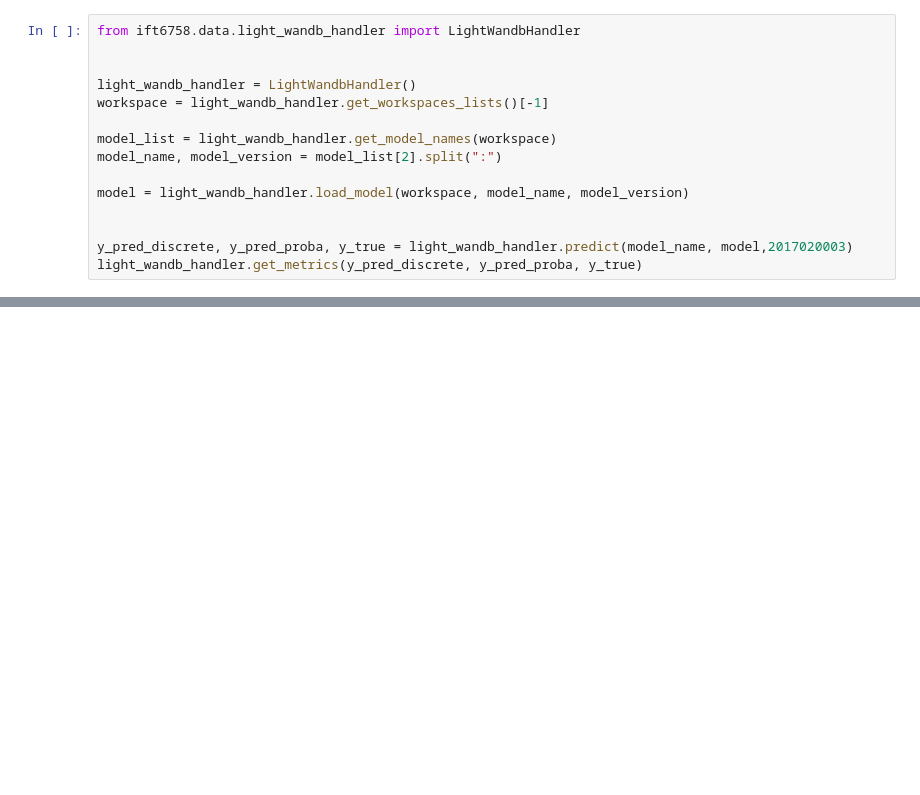
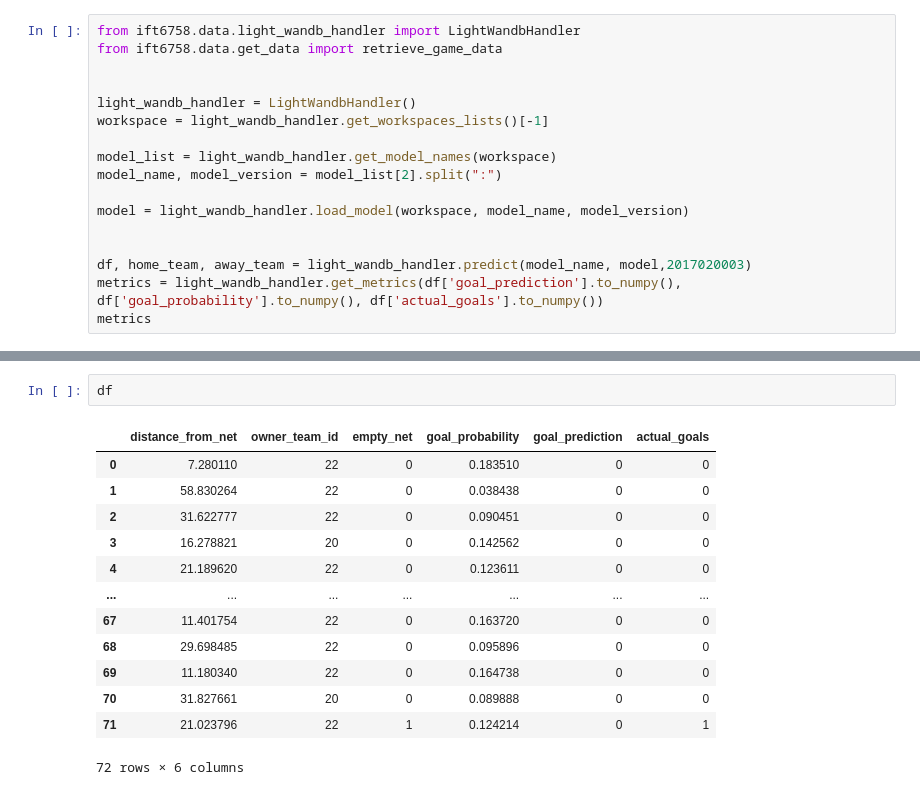
Before and after one commit to WilliamChidiac/NHL-goal-prediction, a Jupyter notebook: notebooks/reproduce_results_light.ipynb, the cells around one changed output, grey strips where cells are left out. Drawn from its saved outputs; the diff is of its cells as text; blank space fills up the shorter version.

Commit message:
added team name, score, expected goals

```diff
--- a/notebooks/reproduce_results_light.ipynb
+++ b/notebooks/reproduce_results_light.ipynb
@@ -1,5 +1,6 @@
 # %%
 from ift6758.data.light_wandb_handler import LightWandbHandler
+from ift6758.data.get_data import retrieve_game_data
 
 
 light_wandb_handler = LightWandbHandler()
@@ -11,6 +12,7 @@ model_name, model_version = model_list[2].split(":")
 model = light_wandb_handler.load_model(workspace, model_name, model_version)
 
 
-y_pred_discrete, y_pred_proba, y_true = light_wandb_handler.predict(model_name, model,2017020003)
-light_wandb_handler.get_metrics(y_pred_discrete, y_pred_proba, y_true)
+df, home_team, away_team = light_wandb_handler.predict(model_name, model,2017020003)
+metrics = light_wandb_handler.get_metrics(df['goal_prediction'].to_numpy(), df['goal_probability'].to_numpy(), df['actual_goals'].to_numpy())
+metrics
 # %% [output]
@@ -45,0 +46,16 @@ For example, when doing 'df[col].method(value, inplace=True)', try using 'df.met
+# %%
+df
+# %% [output]
+|  | distance_from_net | owner_team_id | empty_net | goal_probability | goal_prediction | actual_goals |
+| 0 | 7.280110 | 22 | 0 | 0.183510 | 0 | 0 |
+| 1 | 58.830264 | 22 | 0 | 0.038438 | 0 | 0 |
+| 2 | 31.622777 | 22 | 0 | 0.090451 | 0 | 0 |
+| 3 | 16.278821 | 20 | 0 | 0.142562 | 0 | 0 |
+| 4 | 21.189620 | 22 | 0 | 0.123611 | 0 | 0 |
+| ... | ... | ... | ... | ... | ... | ... |
+| 67 | 11.401754 | 22 | 0 | 0.163720 | 0 | 0 |
+| 68 | 29.698485 | 22 | 0 | 0.095896 | 0 | 0 |
+| 69 | 11.180340 | 22 | 0 | 0.164738 | 0 | 0 |
+| 70 | 31.827661 | 20 | 0 | 0.089888 | 0 | 0 |
+| 71 | 21.023796 | 22 | 1 | 0.124214 | 0 | 1 |
+72 rows × 6 columns
```
Also changed, not shown: parts of 9 cells of this notebook, 5 other files.
